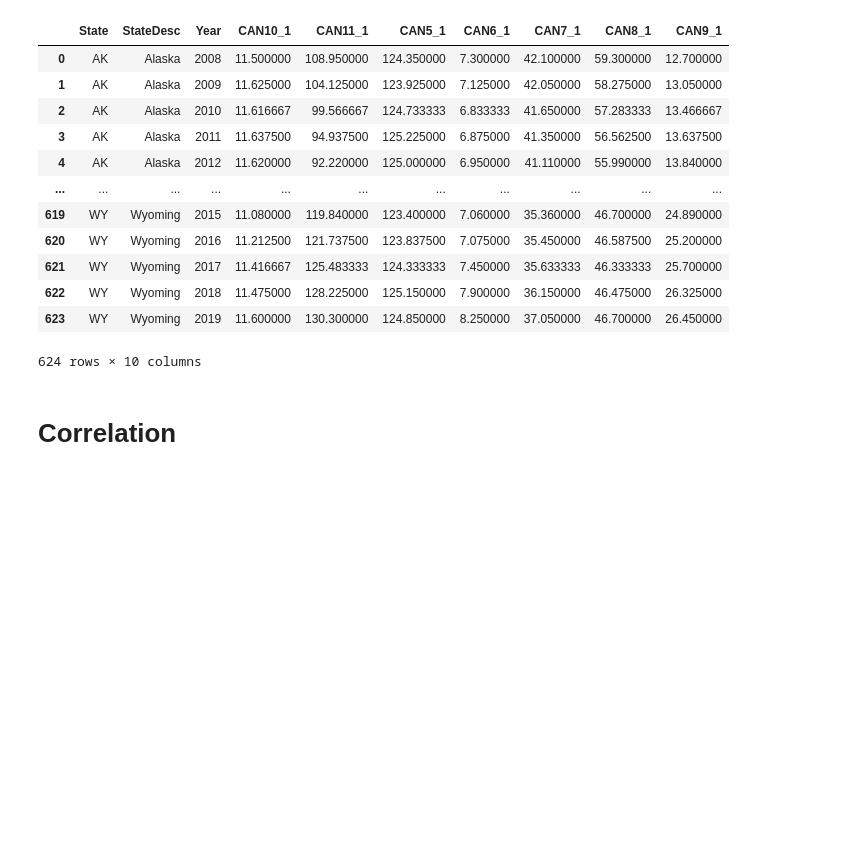
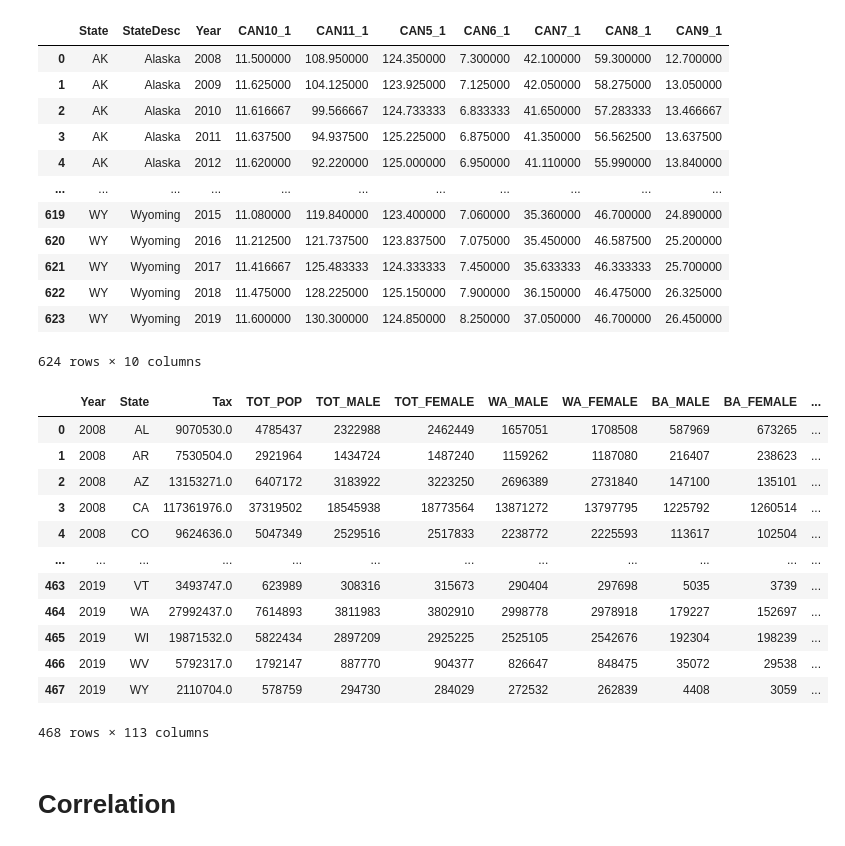
Before and after one commit to MiladMt11/ABA-Spring2023, a Jupyter notebook: 3. Corr & RNN.ipynb, the cells around one changed output. Cells and saved outputs as stored; diff of their text form; code cells hidden in the pictures; blank space fills up the shorter version.

```diff
--- a/3. Corr & RNN.ipynb
+++ b/3. Corr & RNN.ipynb
@@ -52,6 +52,22 @@ disease_df
 624 rows × 10 columns
 # %%
 df = pd.merge(feature_df, disease_df, on=['Year', 'State'])
+# %%
+df
+# %% [output]
+|  | Year | State | Tax | TOT_POP | TOT_MALE | TOT_FEMALE | WA_MALE | WA_FEMALE | BA_MALE | BA_FEMALE | ... |
+| 0 | 2008 | AL | 9070530.0 | 4785437 | 2322988 | 2462449 | 1657051 | 1708508 | 587969 | 673265 | ... |
+| 1 | 2008 | AR | 7530504.0 | 2921964 | 1434724 | 1487240 | 1159262 | 1187080 | 216407 | 238623 | ... |
+| 2 | 2008 | AZ | 13153271.0 | 6407172 | 3183922 | 3223250 | 2696389 | 2731840 | 147100 | 135101 | ... |
+| 3 | 2008 | CA | 117361976.0 | 37319502 | 18545938 | 18773564 | 13871272 | 13797795 | 1225792 | 1260514 | ... |
+| 4 | 2008 | CO | 9624636.0 | 5047349 | 2529516 | 2517833 | 2238772 | 2225593 | 113617 | 102504 | ... |
+| ... | ... | ... | ... | ... | ... | ... | ... | ... | ... | ... | ... |
+| 463 | 2019 | VT | 3493747.0 | 623989 | 308316 | 315673 | 290404 | 297698 | 5035 | 3739 | ... |
+| 464 | 2019 | WA | 27992437.0 | 7614893 | 3811983 | 3802910 | 2998778 | 2978918 | 179227 | 152697 | ... |
+| 465 | 2019 | WI | 19871532.0 | 5822434 | 2897209 | 2925225 | 2525105 | 2542676 | 192304 | 198239 | ... |
+| 466 | 2019 | WV | 5792317.0 | 1792147 | 887770 | 904377 | 826647 | 848475 | 35072 | 29538 | ... |
+| 467 | 2019 | WY | 2110704.0 | 578759 | 294730 | 284029 | 272532 | 262839 | 4408 | 3059 | ... |
+468 rows × 113 columns
 # %% [markdown]
 # Correlation
 # %%
```
Also changed, not shown: parts of 1 cell of this notebook, 1 other file.
